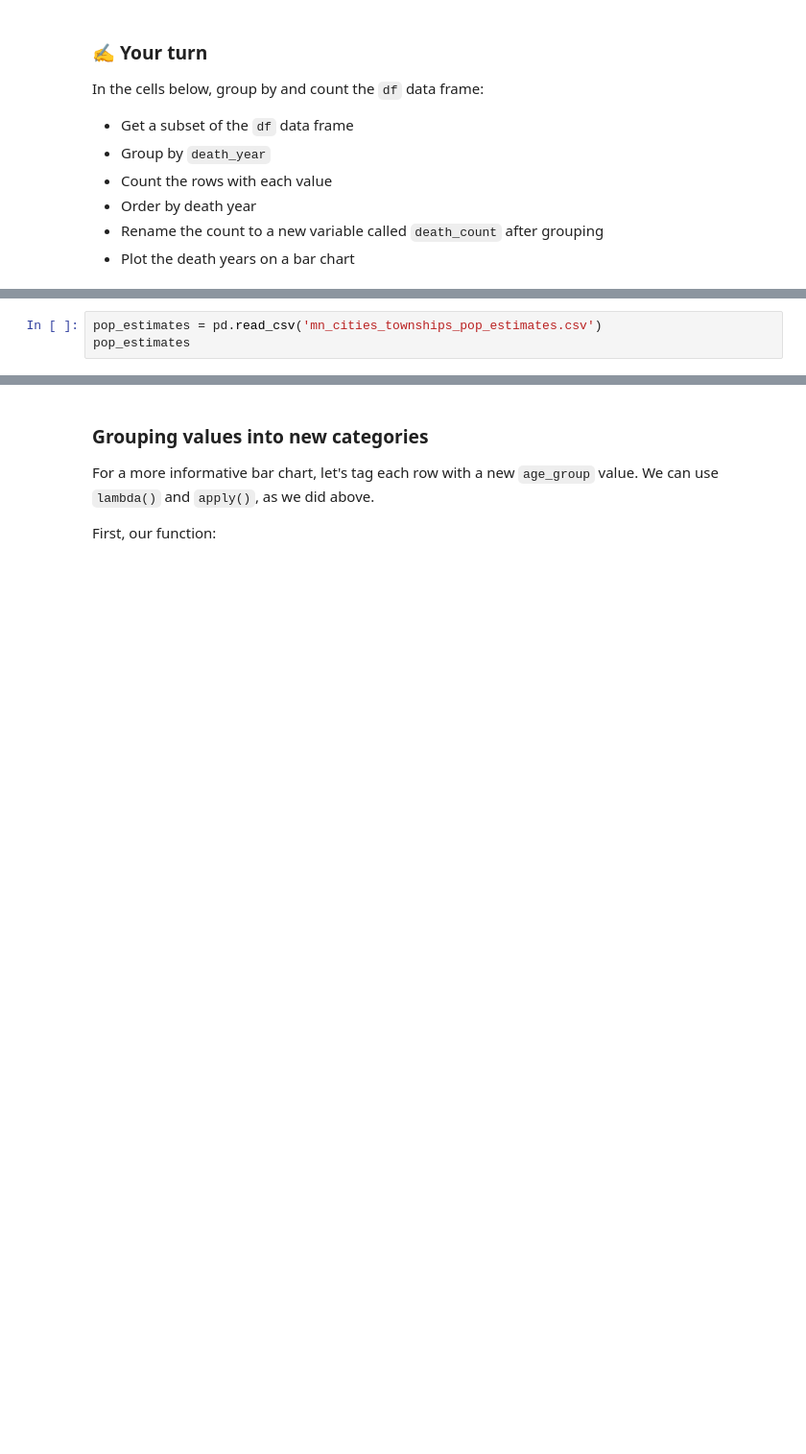
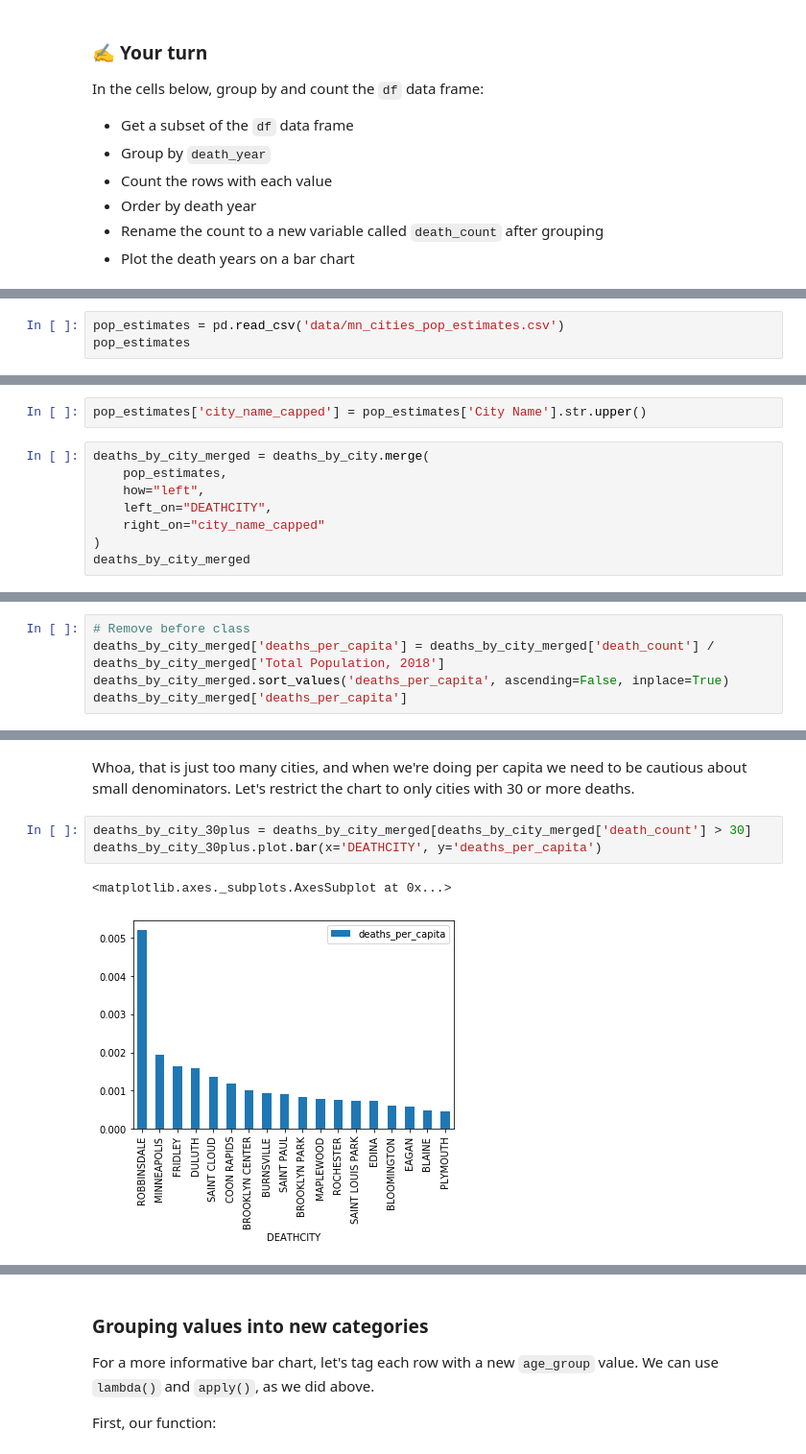
Before and after one commit to StellaYu101/teaching-guide-data-cleaning-and-viz-with-python, a Jupyter notebook: Data cleaning and visualization with pandas.ipynb, the cells around one changed output, grey strips where cells are left out. Shown at 96% size. Cells and saved outputs as stored; diff of their text form; blank space fills up the shorter version.

```diff
--- a/Data cleaning and visualization with pandas.ipynb
+++ b/Data cleaning and visualization with pandas.ipynb
@@ -324,6 +371,6 @@ Of course, it's not surprising that Minnesota's largest city has the highest raw
 
 First, we load a spreadsheet of population data from a reliable source from a similar time period.
 # %%
-pop_estimates = pd.read_csv('mn_cities_townships_pop_estimates.csv')
+pop_estimates = pd.read_csv('data/mn_cities_pop_estimates.csv')
 pop_estimates
 # %% [output]
@@ -330,0 +394,10 @@ FileNotFoundError: [Errno 2] File b'mn_cities_townships_pop_estimates.csv' does
+# %%
+pop_estimates['city_name_capped'] = pop_estimates['City Name'].str.upper()
+# %%
+deaths_by_city_merged = deaths_by_city.merge(
+    pop_estimates,
+    how="left",
+    left_on="DEATHCITY",
+    right_on="city_name_capped"
+)
+deaths_by_city_merged
@@ -330,0 +427,5 @@ FileNotFoundError: [Errno 2] File b'mn_cities_townships_pop_estimates.csv' does
+# %%
+# Remove before class
+deaths_by_city_merged['deaths_per_capita'] = deaths_by_city_merged['death_count'] / deaths_by_city_merged['Total Population, 2018']
+deaths_by_city_merged.sort_values('deaths_per_capita', ascending=False, inplace=True)
+deaths_by_city_merged['deaths_per_capita']
@@ -330,0 +445,8 @@ FileNotFoundError: [Errno 2] File b'mn_cities_townships_pop_estimates.csv' does
+# %% [markdown]
+Whoa, that is just too many cities, and when we're doing per capita we need to be cautious about small denominators. Let's restrict the chart to only cities with 30 or more deaths.
+# %%
+deaths_by_city_30plus = deaths_by_city_merged[deaths_by_city_merged['death_count'] > 30]
+deaths_by_city_30plus.plot.bar(x='DEATHCITY', y='deaths_per_capita')
+# %% [output]
+<matplotlib.axes._subplots.AxesSubplot at 0x...>
+[figure, added]
```
Also changed, not shown: parts of 86 cells of this notebook, 1 other file.
